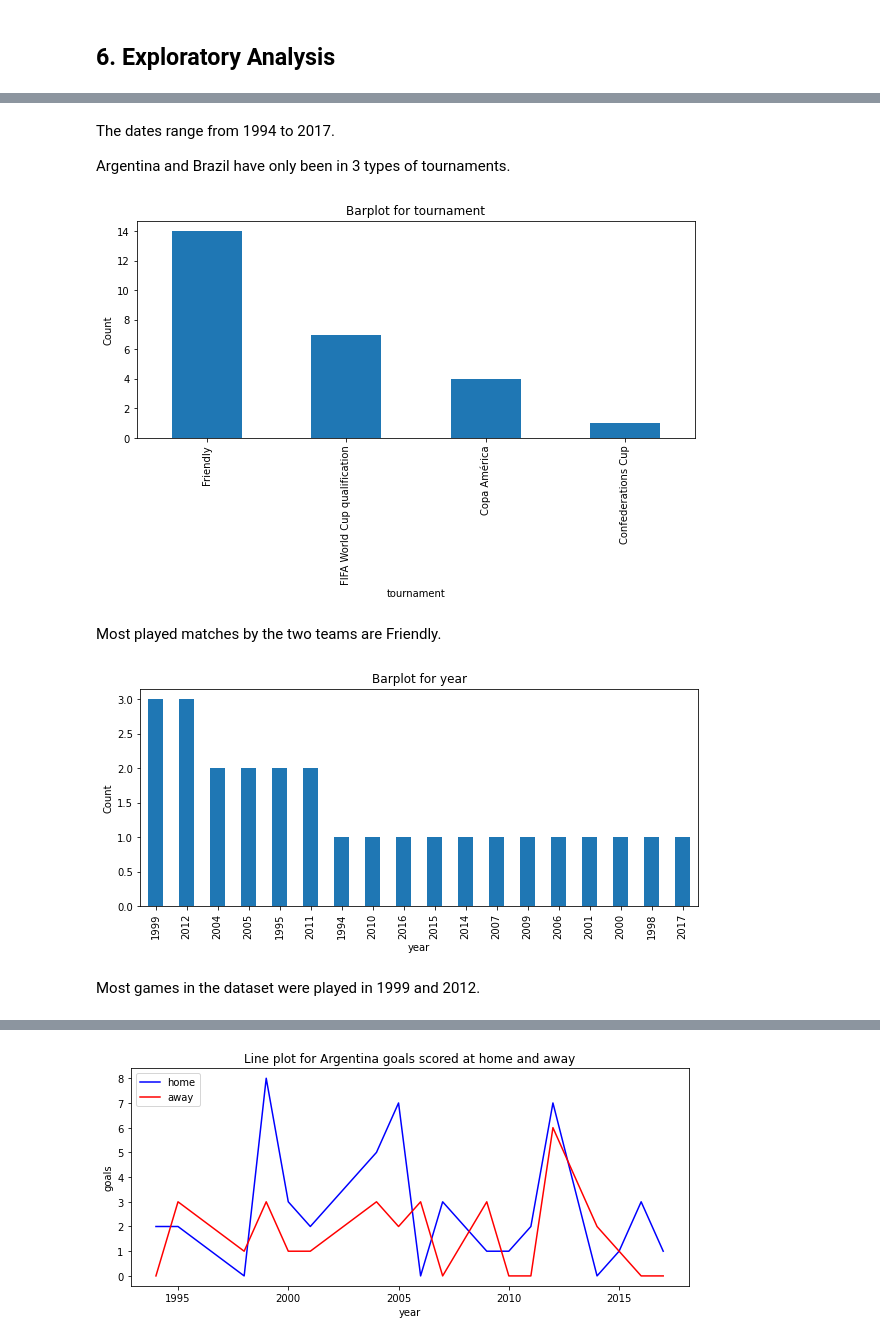
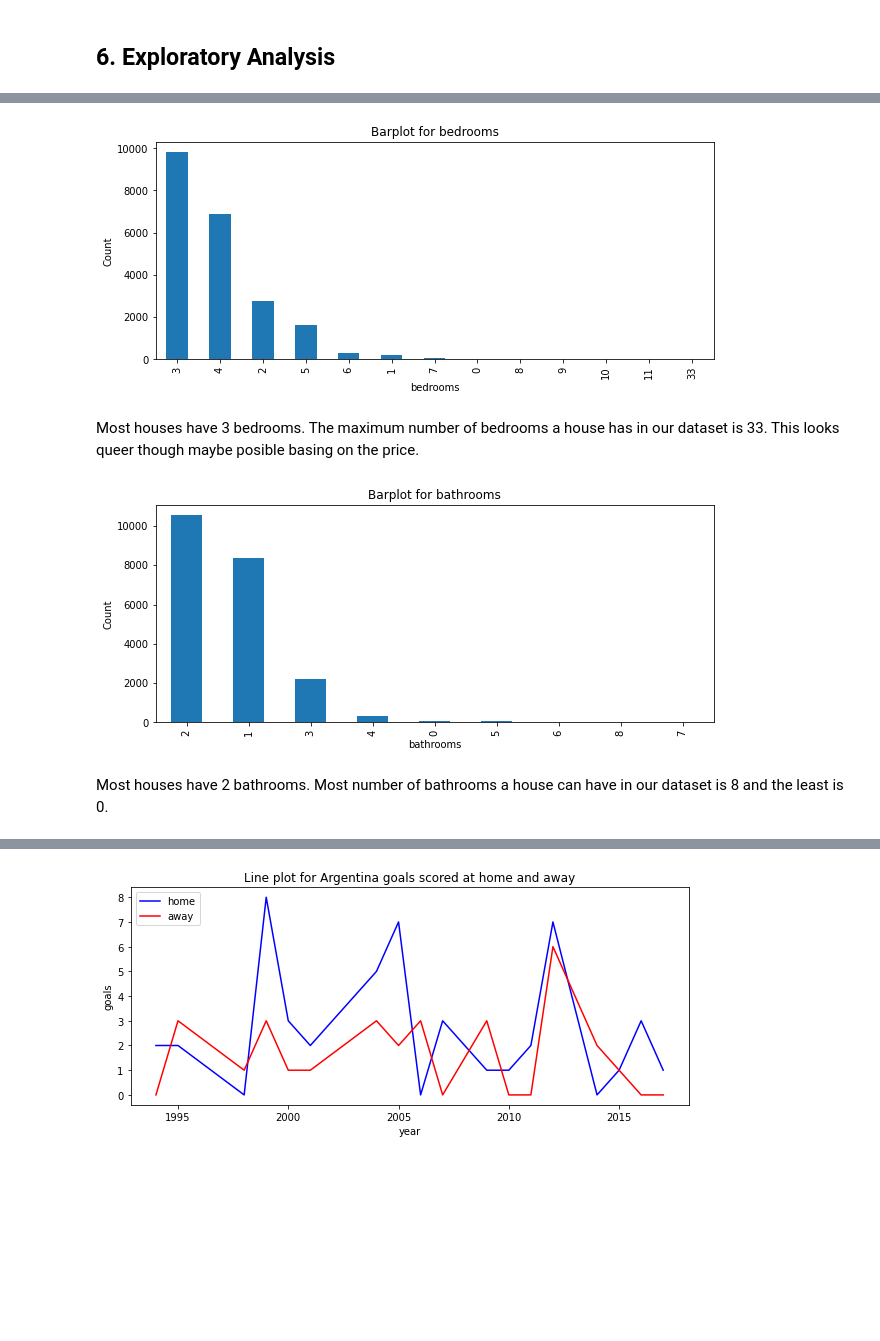
Before and after one commit to Magguire/Magguire, a Jupyter notebook: module_2_core_week_II_ip.ipynb, the cells around one changed output, grey strips where cells are left out. Cells and saved outputs as stored; diff of their text form; code cells hidden in the pictures; blank space fills up the shorter version.

```diff
--- a/module_2_core_week_II_ip.ipynb
+++ b/module_2_core_week_II_ip.ipynb
@@ -181,8 +208,8 @@ From the outliers visuals, we can see that most games were played between 1940 a
 #
 # check interquatile range
 def interquatile_range(column):
-  q1 = results[column].quantile(.25)
-  q3 = results[column].quantile(.75)
+  q1 = df[column].quantile(.25)
+  q3 = df[column].quantile(.75)
   intqr = q3 - q1
   return print({column: [q1,q3,intqr]})
 
@@ -222,0 +278,4 @@ results.duplicated().sum()
+# %%
+# drop duplicates
+df.drop_duplicates(inplace=True)
+df.duplicated().sum()
@@ -312,4 +305,0 @@ points.head()
-# %%
-# add points to results dataset
-df = pd.concat([results, points], axis=1)
-df.head()
@@ -458,5 +305,0 @@ dtype: int64
-# %%
-# lets pick only necessary columns for our prediction
-df = df1[['date', 'home_team', 'away_team', 'home_score', 'away_score','points',
-       'tournament', 'home_team_rank','away_team_rank', 'year', 'neutral', 'city', 'country']]
-df.head()
@@ -489,7 +322,3 @@ df.describe(include='all', datetime_is_numeric=True)
-# %% [markdown]
-The dates range from 1994 to 2017.
-
-Argentina and Brazil have only been in 3 types of tournaments.
 # %%
 # barplot function for value counts
 def barplot(column):
@@ -500,17 +329,17 @@ def barplot(column):
   return plt.show()
 # %%
 # tournament representation
-barplot('tournament')
+barplot('bedrooms')
 # %% [output]
-[figure, old version]
+[figure, new version]
-# %% [markdown]
-Most played matches by the two teams are Friendly.
+# %% [markdown]
+Most houses have 3 bedrooms. The maximum number of bedrooms a house has in our dataset is 33. This looks queer though maybe posible basing on the price.
 # %%
 # year representation
-barplot('year')
+barplot('bathrooms')
 # %% [output]
-[figure, old version]
+[figure, new version]
-# %% [markdown]
-Most games in the dataset were played in 1999 and 2012.
+# %% [markdown]
+Most houses have 2 bathrooms. Most number of bathrooms a house can have in our dataset is 8 and the least is 0.
 # %%
 # country representation
```
Also changed, not shown: parts of 43 cells of this notebook.
